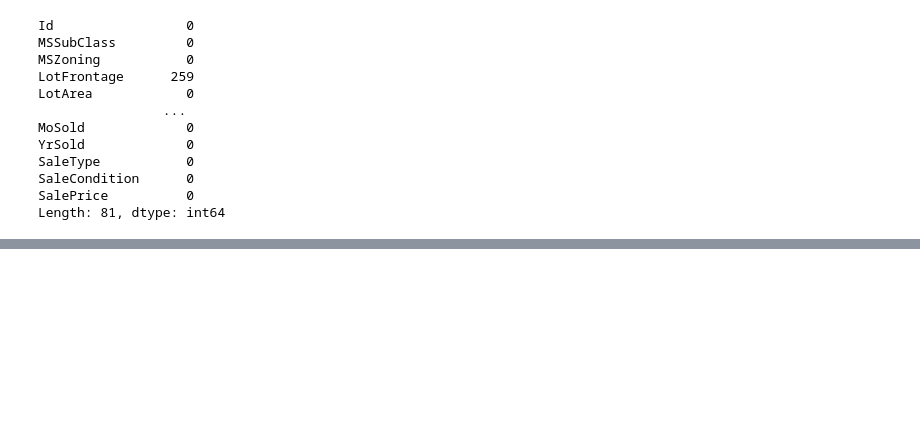
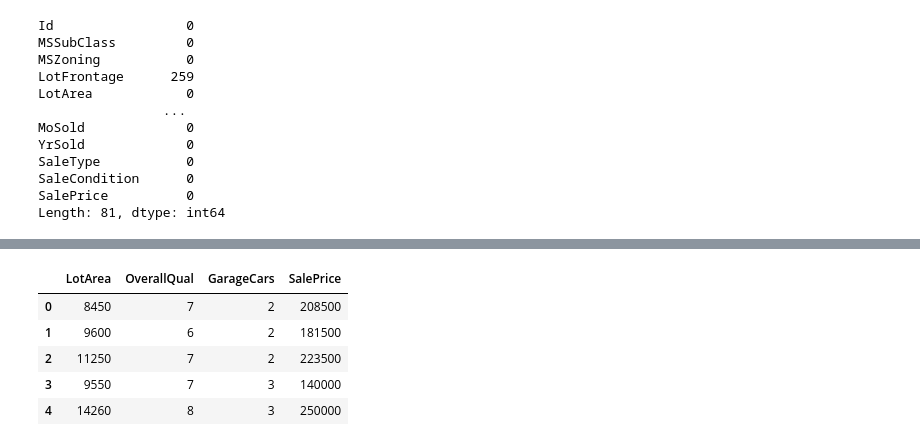
Before and after one commit to itsshahrahul/HousePricePrediction, a Jupyter notebook: notebooks/house_price_prediction.ipynb, the cells around one changed output, grey strips where cells are left out. Saved outputs shown, nothing was run; the diff lists cells and outputs as text; code cells hidden in the pictures; blank space fills up the shorter version.

```diff
--- a/notebooks/house_price_prediction.ipynb
+++ b/notebooks/house_price_prediction.ipynb
@@ -93,0 +165,9 @@ Length: 81, dtype: int64
+# %%
+df[["LotArea", "OverallQual", "GarageCars", "SalePrice"]].head()
+# %% [output]
+|  | LotArea | OverallQual | GarageCars | SalePrice |
+| 0 | 8450 | 7 | 2 | 208500 |
+| 1 | 9600 | 6 | 2 | 181500 |
+| 2 | 11250 | 7 | 2 | 223500 |
+| 3 | 9550 | 7 | 3 | 140000 |
+| 4 | 14260 | 8 | 3 | 250000 |
```
Also changed, not shown: parts of 7 cells of this notebook.
